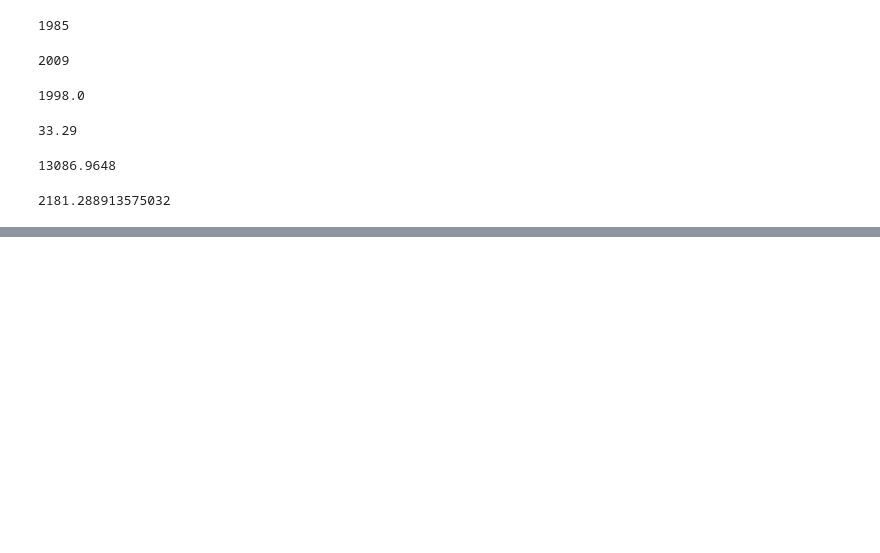
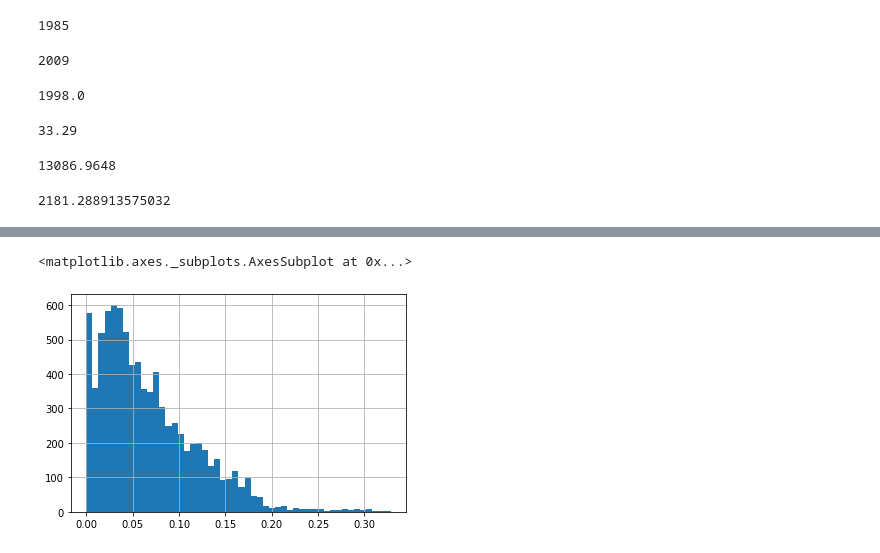
Before and after one commit to NathanRagland/sales-predictions, a Jupyter notebook: SalesPredictions.ipynb, the cells around one changed output, grey strips where cells are left out. Cells and saved outputs as stored; diff of their text form; code cells hidden in the pictures; blank space fills up the shorter version.

```diff
--- a/SalesPredictions.ipynb
+++ b/SalesPredictions.ipynb
@@ -267,0 +314,5 @@ df['Item_Outlet_Sales'].mean()
+# %%
+df['Item_Visibility'].hist(bins=50)
+# %% [output]
+<matplotlib.axes._subplots.AxesSubplot at 0x...>
+[figure, added]
```
Also changed, not shown: parts of 20 cells of this notebook.
